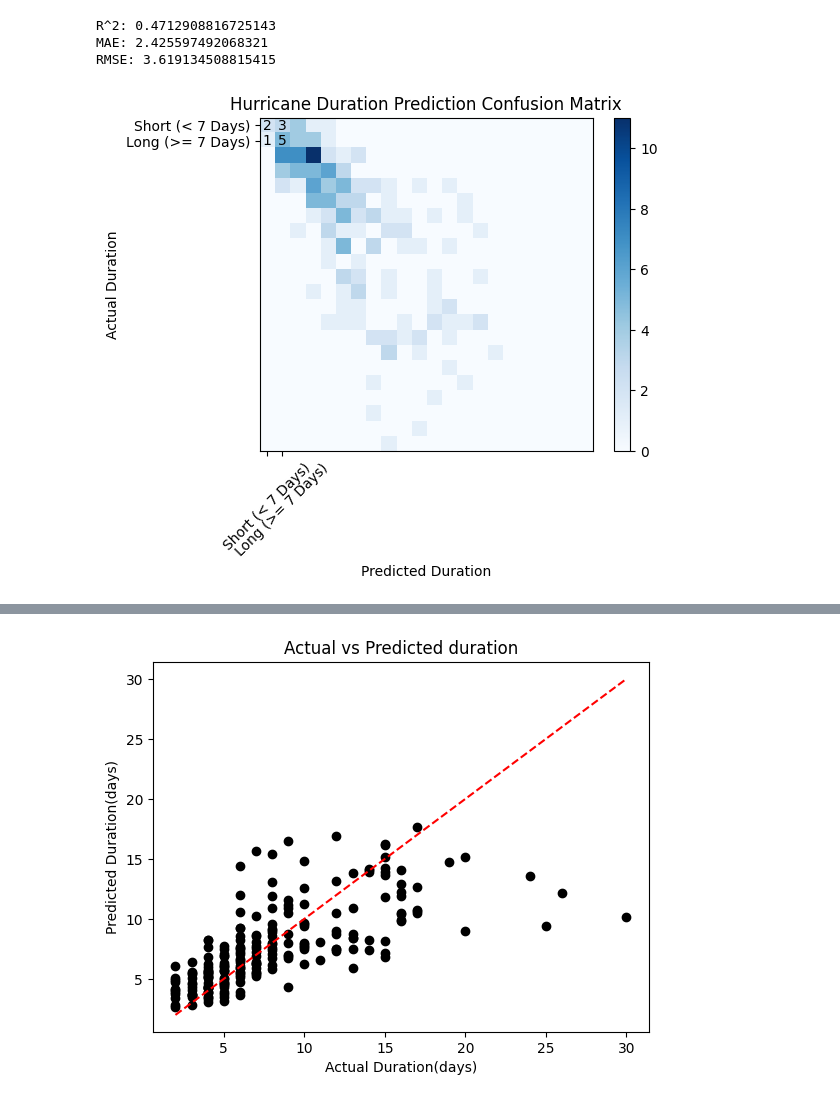
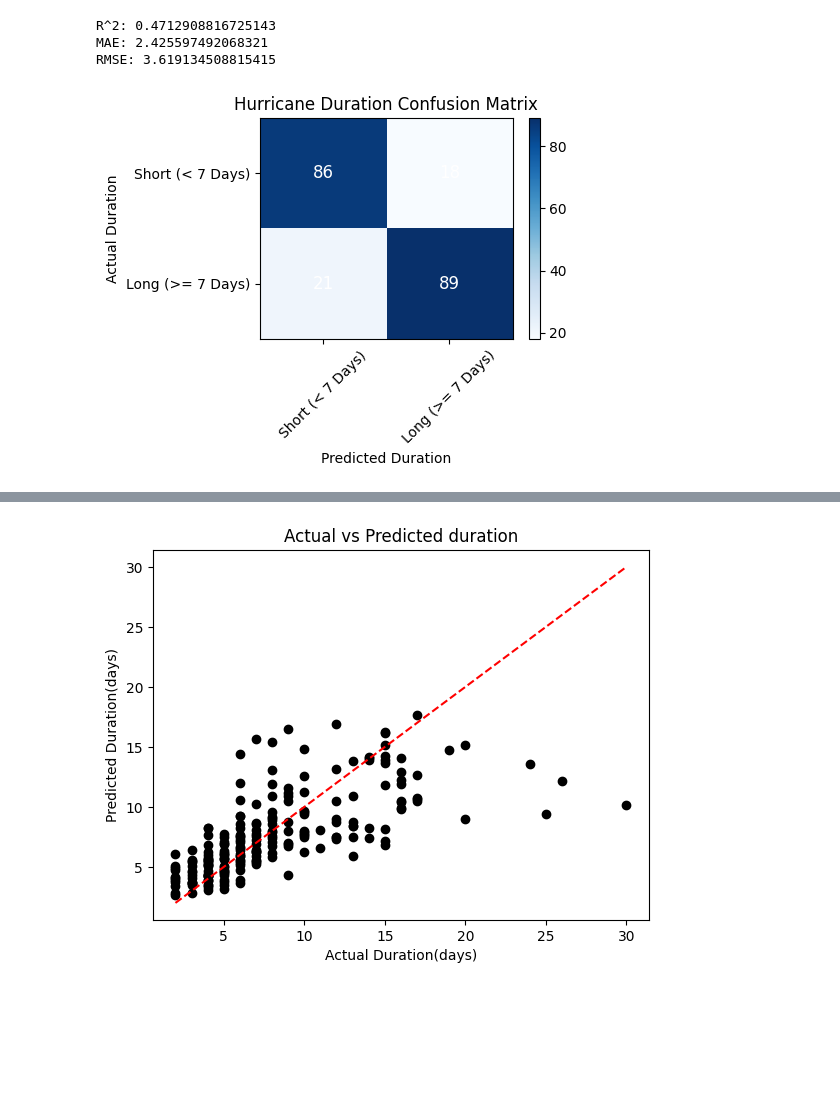
Before and after one commit to Erica4397/for_coding_camp1, a Jupyter notebook: ForCodingCampNotebook.ipynb, the cells around one changed output, grey strips where cells are left out. Saved outputs shown, nothing was run; the diff lists cells and outputs as text; code cells hidden in the pictures; blank space fills up the shorter version.

```diff
--- a/ForCodingCampNotebook.ipynb
+++ b/ForCodingCampNotebook.ipynb
@@ -587,44 +587,47 @@ R^2: 0.4712908816725143
 MAE: 2.425597492068321
 RMSE: 3.619134508815415
 # %%
+#explain this code
+
 from sklearn.metrics import confusion_matrix
 
-# 1. Handle potential classification/Deep Learning formatting issues:
-# Force values to clear binary format (0 = Short, 1 = Long)
-y_test_fix = np.array(y_test).astype(int)
-pred_fix = np.array(pred).astype(int)
+THRESHOLD = 7
 
-# 2. Compute the raw matrix
+y_test_fix = (np.array(y_test) >= THRESHOLD).astype(int)
+pred_fix = (np.array(pred) >= THRESHOLD).astype(int)
+
 cm = confusion_matrix(y_test_fix, pred_fix)
 
-# 3. Explicitly define your two time-duration classes
+# two categories
 classes = ["Short (< 7 Days)", "Long (>= 7 Days)"]
 
-# 4. Generate the Heatmap Plot
-plt.figure(figsize=(6, 5))
-plt.imshow(cm, cmap="Blues")  # Uncommented and setup your color palette
-plt.colorbar()                # Uncommented color scale tracking side bar
+#Heatmap
+plt.figure(figsize=(5, 4))
+plt.imshow(cm, cmap="Blues", aspect="auto")
+plt.colorbar()
 
-# Add descriptive plot titles and tick labels
-plt.title("Hurricane Duration Prediction Confusion Matrix")
+# Add titles + adjust the ticks so they center correctly
+plt.title("Hurricane Duration Confusion Matrix")
+
 tick_marks = np.arange(len(classes))
 plt.xticks(tick_marks, classes, rotation=45)
 plt.yticks(tick_marks, classes)
 
 plt.xlabel("Predicted Duration")
 plt.ylabel("Actual Duration")
 
-# 5. Loop through matrix to annotate counts in cells (Fixed loops)
-for i in range(len(classes)):
-    for j in range(len(classes)):
+#ha and va are the horizontal/vertical alignment
+for i in range(2):
+    for j in range(2):
         plt.text(
             j, i, format(cm[i, j], 'd'),
             ha="center",
             va="center",
-            color="white" if cm[i, j] > cm.max() / 2. else "black"
+            color="white",
+            fontsize=12
         )
 
 plt.tight_layout()
 plt.show()
 # %% [output]
-[figure, old version]
+[figure, new version]
```
Also changed, not shown: parts of 1 cell of this notebook.
